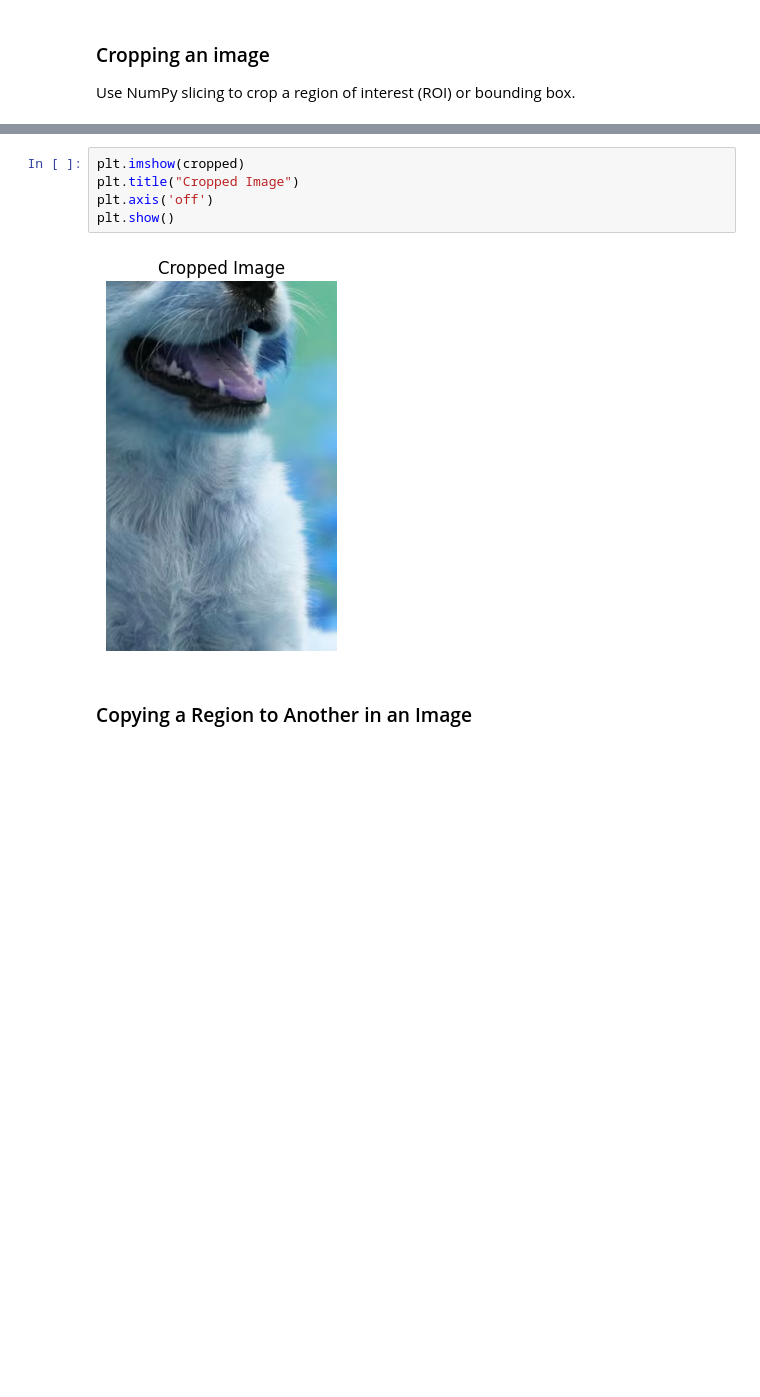
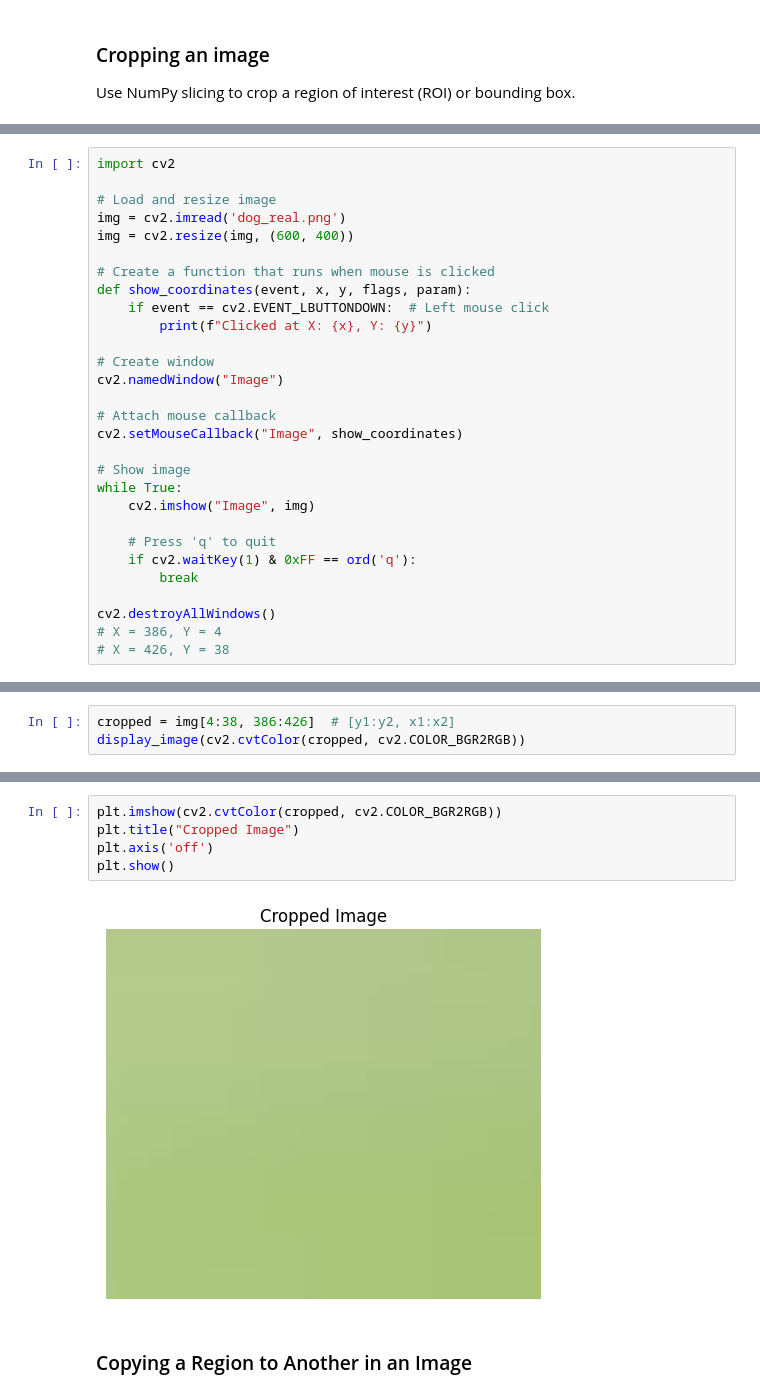
Before and after one commit to Limahcode/AI_ACCELERATOR_CV_COHORT2, a Jupyter notebook: day1/Image_Processing_Fundamentals_(Day_1).ipynb, the cells around one changed output, grey strips where cells are left out. Drawn from its saved outputs; the diff is of its cells as text; blank space fills up the shorter version.

```diff
--- a/day1/Image_Processing_Fundamentals_(Day_1).ipynb
+++ b/day1/Image_Processing_Fundamentals_(Day_1).ipynb
@@ -405,0 +358,29 @@ cropped = image[400:800, 550:800]  # y1:y2, x1:x2
+# %%
+import cv2
+
+# Load and resize image
+img = cv2.imread('dog_real.png')
+img = cv2.resize(img, (600, 400))
+
+# Create a function that runs when mouse is clicked
+def show_coordinates(event, x, y, flags, param):
+    if event == cv2.EVENT_LBUTTONDOWN:  # Left mouse click
+        print(f"Clicked at X: {x}, Y: {y}")
+
+# Create window
+cv2.namedWindow("Image")
+
+# Attach mouse callback
+cv2.setMouseCallback("Image", show_coordinates)
+
+# Show image
+while True:
+    cv2.imshow("Image", img)
+
+    # Press 'q' to quit
+    if cv2.waitKey(1) & 0xFF == ord('q'):
+        break
+
+cv2.destroyAllWindows()
+# X = 386, Y = 4
+# X = 426, Y = 38
@@ -405,0 +390,3 @@ cropped = image[400:800, 550:800]  # y1:y2, x1:x2
+# %%
+cropped = img[4:38, 386:426]  # [y1:y2, x1:x2]
+display_image(cv2.cvtColor(cropped, cv2.COLOR_BGR2RGB))
@@ -406,10 +395,10 @@ cropped = image[400:800, 550:800]  # y1:y2, x1:x2
 # %%
-plt.imshow(cropped)
+plt.imshow(cv2.cvtColor(cropped, cv2.COLOR_BGR2RGB))
 plt.title("Cropped Image")
 plt.axis('off')
 plt.show()
 # %% [output]
-[figure, old version]
+[figure, new version]
 # %% [markdown]
 ### Copying a Region to Another in an Image
 # %%
```
Also changed, not shown: parts of 17 cells of this notebook, 1 other file.
